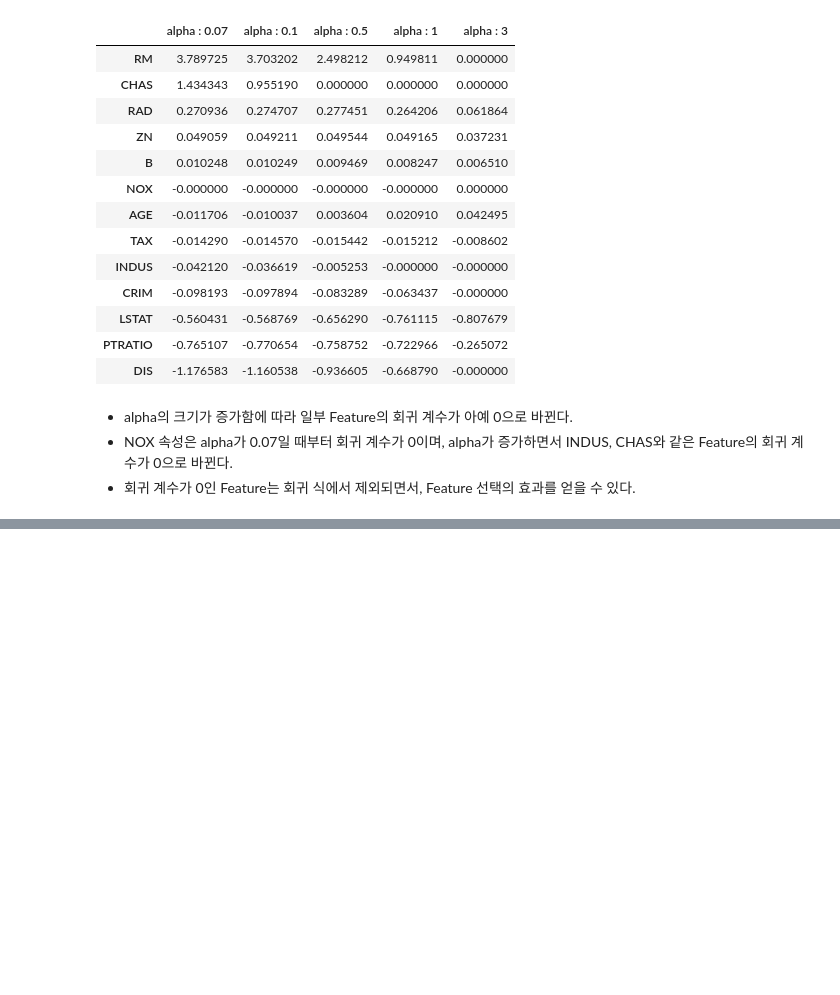
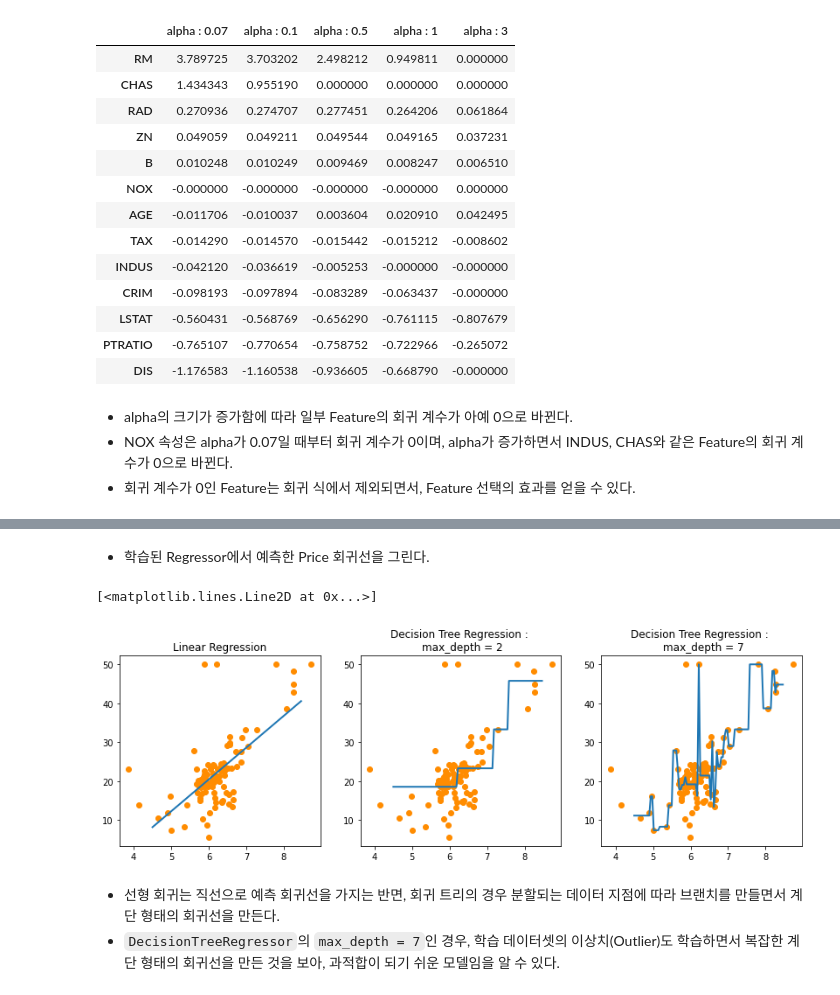
Before and after one commit to Dkepffl/2022-1-ESAA, a Jupyter notebook: Assignment/Assignment0527_Regression3.ipynb, the cells around one changed output, grey strips where cells are left out. Saved outputs shown, nothing was run; the diff lists cells and outputs as text; code cells hidden in the pictures; blank space fills up the shorter version.

```diff
--- a/Assignment/Assignment0527_Regression3.ipynb
+++ b/Assignment/Assignment0527_Regression3.ipynb
@@ -251,0 +600,52 @@ ____
+# %%
+import numpy as np
+from sklearn.linear_model import LinearRegression
+
+# 선형 회귀와 결정 트리 기반의 Regressor 생성
+# DecisionTreeRegressor의 max_depth는 각각 2, 7
+lr_reg = LinearRegression()
+rf_reg2 = DecisionTreeRegressor(max_depth = 2)
+rf_reg7 = DecisionTreeRegressor(max_depth = 7)
+
+# 실제 예측을 적용할 테스트용 데이터 셋을 4.5 ~ 8.5 까지 100개 테스트 데이터셋 생성
+X_test = np.arange(4.5, 8.5, 0.04).reshape(-1, 1)
+
+# 보스턴 주택가격 데이터에서 시각화를 위해 RM, PRICE 추출
+X_feature = bostonDF_sample['RM'].values.reshape(-1,1)
+y_target = bostonDF_sample['PRICE'].values.reshape(-1,1)
+
+# 학습
+lr_reg.fit(X_feature, y_target)
+rf_reg2.fit(X_feature, y_target)
+rf_reg7.fit(X_feature, y_target)
+
+# 예측
+pred_lr = lr_reg.predict(X_test)
+pred_rf2 = rf_reg2.predict(X_test)
+pred_rf7 = rf_reg7.predict(X_test)
+# %% [markdown]
+- 학습된 Regressor에서 예측한 Price 회귀선을 그린다.
+# %%
+#  선형 회귀와 결정 트리 회귀 예측선 시각화
+fig , (ax1, ax2, ax3) = plt.subplots(figsize = (14,4), ncols = 3)
+
+# 선형 회귀로 학습된 모델 회귀 예측선
+ax1.set_title('Linear Regression')
+ax1.scatter(bostonDF_sample.RM, bostonDF_sample.PRICE, c = "darkorange")
+ax1.plot(X_test, pred_lr,label = "linear", linewidth = 2 )
+
+# DecisionTreeRegressor의 max_depth를 2로 했을 때 회귀 예측선
+ax2.set_title('Decision Tree Regression : \n max_depth = 2')
+ax2.scatter(bostonDF_sample.RM, bostonDF_sample.PRICE, c = "darkorange")
+ax2.plot(X_test, pred_rf2, label = "max_depth : 3", linewidth = 2 )
+
+# DecisionTreeRegressor의 max_depth를 7로 했을 때 회귀 예측선
+ax3.set_title('Decision Tree Regression : \n max_depth = 7')
+ax3.scatter(bostonDF_sample.RM, bostonDF_sample.PRICE, c = "darkorange")
+ax3.plot(X_test, pred_rf7, label = "max_depth : 7", linewidth = 2)
+# %% [output]
+[<matplotlib.lines.Line2D at 0x...>]
+[figure, added]
+# %% [markdown]
+- 선형 회귀는 직선으로 예측 회귀선을 가지는 반면, 회귀 트리의 경우 분할되는 데이터 지점에 따라 브랜치를 만들면서 계단 형태의 회귀선을 만든다.
+- `DecisionTreeRegressor`의 `max_depth = 7`인 경우, 학습 데이터셋의 이상치(Outlier)도 학습하면서 복잡한 계단 형태의 회귀선을 만든 것을 보아, 과적합이 되기 쉬운 모델임을 알 수 있다.
```
Also changed, not shown: parts of 43 cells of this notebook.
